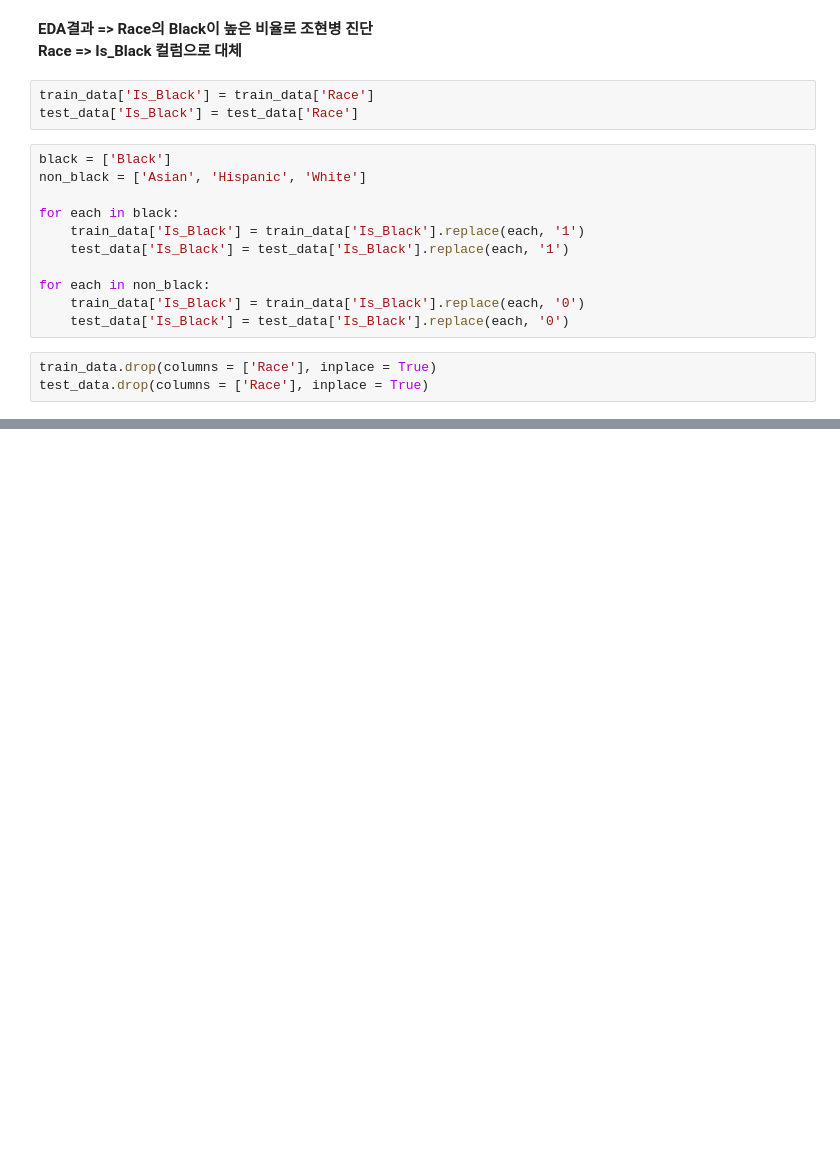
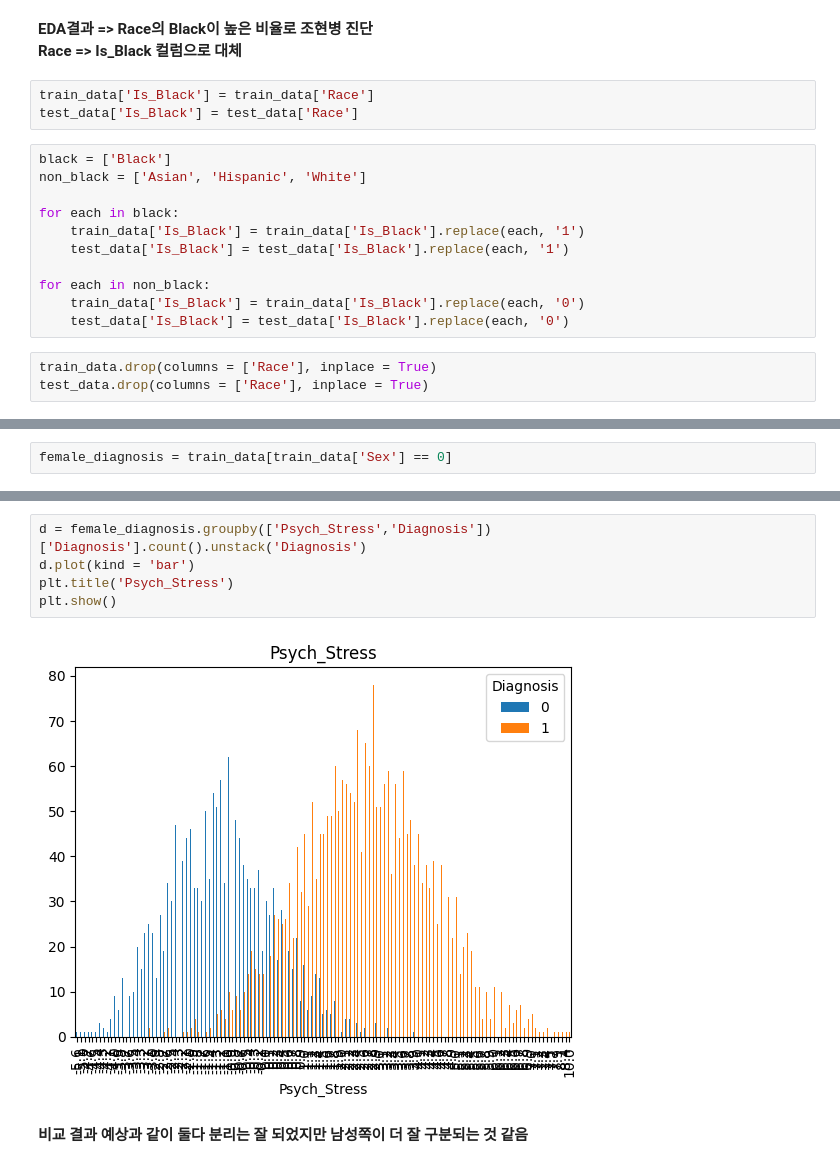
Before and after one commit to fud200/WASSUP_Project_team7, a Jupyter notebook: Team7_project.ipynb, the cells around one changed output, grey strips where cells are left out. Drawn from its saved outputs; the diff is of its cells as text; blank space fills up the shorter version.

```diff
--- a/Team7_project.ipynb
+++ b/Team7_project.ipynb
@@ -164,0 +258,2 @@ test_data.head()
+# %%
+female_diagnosis = train_data[train_data['Sex'] == 0]
@@ -164,0 +267,9 @@ test_data.head()
+# %%
+d = female_diagnosis.groupby(['Psych_Stress','Diagnosis'])['Diagnosis'].count().unstack('Diagnosis')
+d.plot(kind = 'bar')
+plt.title('Psych_Stress')
+plt.show()
+# %% [output]
+[figure, added]
+# %% [markdown]
+**비교 결과 예상과 같이 둘다 분리는 잘 되었지만 남성쪽이 더 잘 구분되는 것 같음**
```
Also changed, not shown: parts of 16 cells of this notebook.
